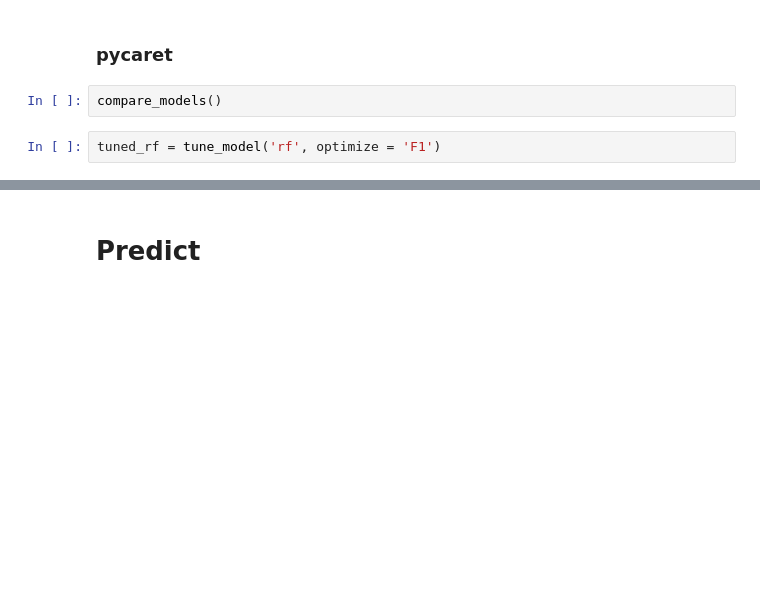
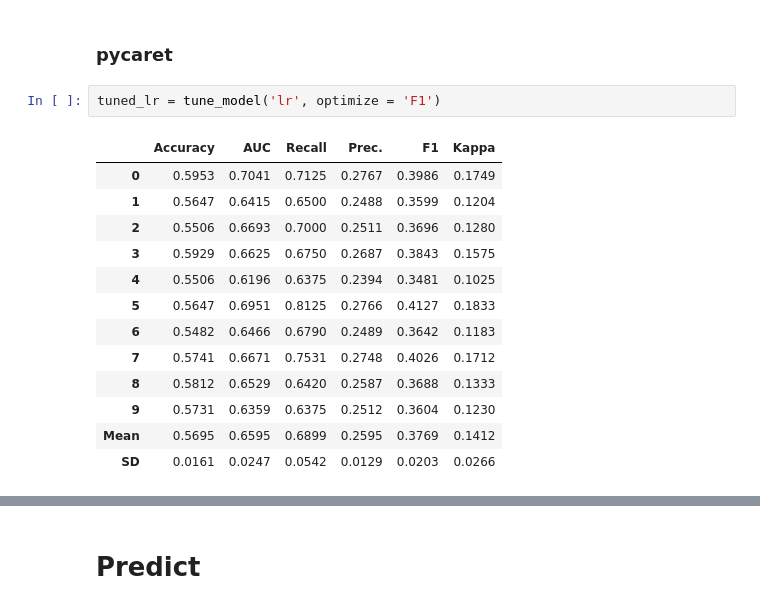
Before and after one commit to Predicon/exploration-notebooks, a Jupyter notebook: uw_model_structured_develop.ipynb, the cells around one changed output, grey strips where cells are left out. Cells and saved outputs as stored; diff of their text form; blank space fills up the shorter version.

```diff
--- a/uw_model_structured_develop.ipynb
+++ b/uw_model_structured_develop.ipynb
@@ -206,7 +264,19 @@ lb = aml.leaderboard
 lb.head()
 # %% [markdown]
 ### pycaret
-# %%
-compare_models()
 # %%
-tuned_rf = tune_model('rf', optimize = 'F1')
+tuned_lr = tune_model('lr', optimize = 'F1')
+# %% [output]
+|  | Accuracy | AUC | Recall | Prec. | F1 | Kappa |
+| 0 | 0.5953 | 0.7041 | 0.7125 | 0.2767 | 0.3986 | 0.1749 |
+| 1 | 0.5647 | 0.6415 | 0.6500 | 0.2488 | 0.3599 | 0.1204 |
+| 2 | 0.5506 | 0.6693 | 0.7000 | 0.2511 | 0.3696 | 0.1280 |
+| 3 | 0.5929 | 0.6625 | 0.6750 | 0.2687 | 0.3843 | 0.1575 |
+| 4 | 0.5506 | 0.6196 | 0.6375 | 0.2394 | 0.3481 | 0.1025 |
+| 5 | 0.5647 | 0.6951 | 0.8125 | 0.2766 | 0.4127 | 0.1833 |
+| 6 | 0.5482 | 0.6466 | 0.6790 | 0.2489 | 0.3642 | 0.1183 |
+| 7 | 0.5741 | 0.6671 | 0.7531 | 0.2748 | 0.4026 | 0.1712 |
+| 8 | 0.5812 | 0.6529 | 0.6420 | 0.2587 | 0.3688 | 0.1333 |
+| 9 | 0.5731 | 0.6359 | 0.6375 | 0.2512 | 0.3604 | 0.1230 |
+| Mean | 0.5695 | 0.6595 | 0.6899 | 0.2595 | 0.3769 | 0.1412 |
+| SD | 0.0161 | 0.0247 | 0.0542 | 0.0129 | 0.0203 | 0.0266 |
```
Also changed, not shown: parts of 20 cells of this notebook, 1 other file.
